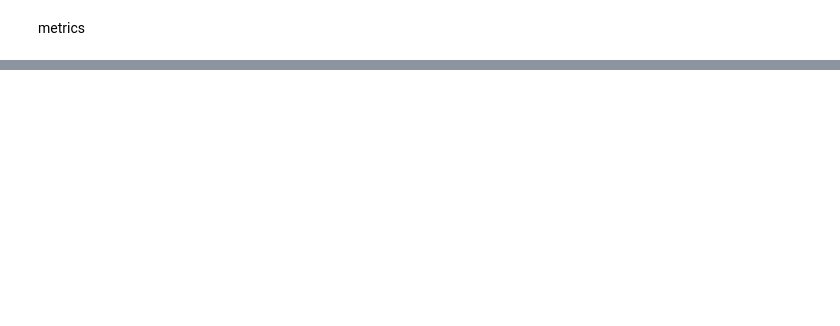
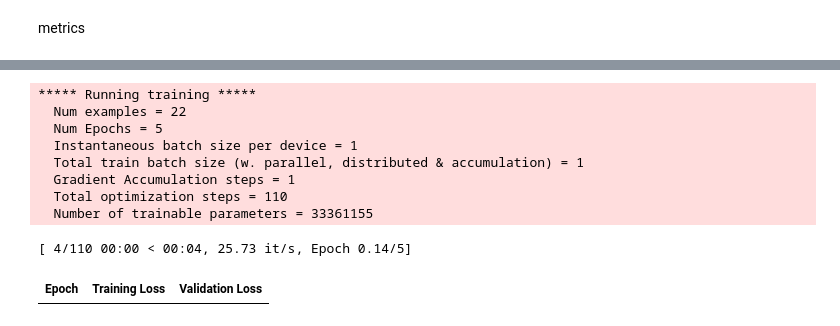
Before and after one commit to tanoManzo/mimic_attitude, a Jupyter notebook: MIMIC_attitude_models_training.ipynb, the cells around one changed output, grey strips where cells are left out. Cells and saved outputs as stored; diff of their text form; code cells hidden in the pictures; blank space fills up the shorter version.

Commit message:
Merge branch 'main' of https://github.com/tanoManzo/mimic_attitude into dev
Conflicts:
	MIMIC_attitude_models_training.ipynb

```diff
--- a/MIMIC_attitude_models_training.ipynb
+++ b/MIMIC_attitude_models_training.ipynb
@@ -80,8 +80,8 @@ id2label
 # %% [markdown]
 from text to token (ids)
 # %%
-#model_ckpt = "microsoft/MiniLM-L12-H384-uncased"
-model_ckpt = "bigscience/bloom-560m"
+model_ckpt = "microsoft/MiniLM-L12-H384-uncased"
+#model_ckpt = "bigscience/bloom-560m"
 tokenizer = AutoTokenizer.from_pretrained(model_ckpt, access_token=True)
 
 
@@ -190,10 +190,10 @@ def compute_metrics(pred):
 # %%
 from transformers import TrainingArguments
 
-batch_size = 4
+batch_size = 1
 #log the training loss at each epoch
 logging_steps = len(data["train"]) // batch_size
-output_dir = "bloom-attitude-few10p"
+output_dir = "minilm-attitude-few10p"
 training_args = TrainingArguments(
     output_dir=output_dir,
     num_train_epochs=5,
@@ -203,9 +203,11 @@ training_args = TrainingArguments(
     weight_decay=0.01,
     evaluation_strategy="epoch",
     save_strategy = "epoch",
-    logging_steps=logging_steps,
+    logging_strategy="epoch",
+    eval_steps="epoch",
+    logging_steps="epoch",
     load_best_model_at_end=True,
-    fp16=True, # make it train fast!
+    # fp16=True, # make it train fast!
     push_to_hub=True,
     hub_token = token
 )
@@ -225,2 +227,0 @@ Using cuda_amp half precision backend
-# %%
-trainer.train()
@@ -261,0 +231,17 @@ TrainOutput(global_step=30, training_loss=23.639091255267463, metrics={'train_ru
+# %%
+# training
+train_result = trainer.train()
+
+# compute train results
+metrics = train_result.metrics
+# %% [output]
+***** Running training *****
+  Num examples = 22
+  Num Epochs = 5
+  Instantaneous batch size per device = 1
+  Total train batch size (w. parallel, distributed & accumulation) = 1
+  Gradient Accumulation steps = 1
+  Total optimization steps = 110
+  Number of trainable parameters = 33361155
+[ 4/110 00:00 < 00:04, 25.73 it/s, Epoch 0.14/5]
+| Epoch | Training Loss | Validation Loss |
```
Also changed, not shown: parts of 11 cells of this notebook.
